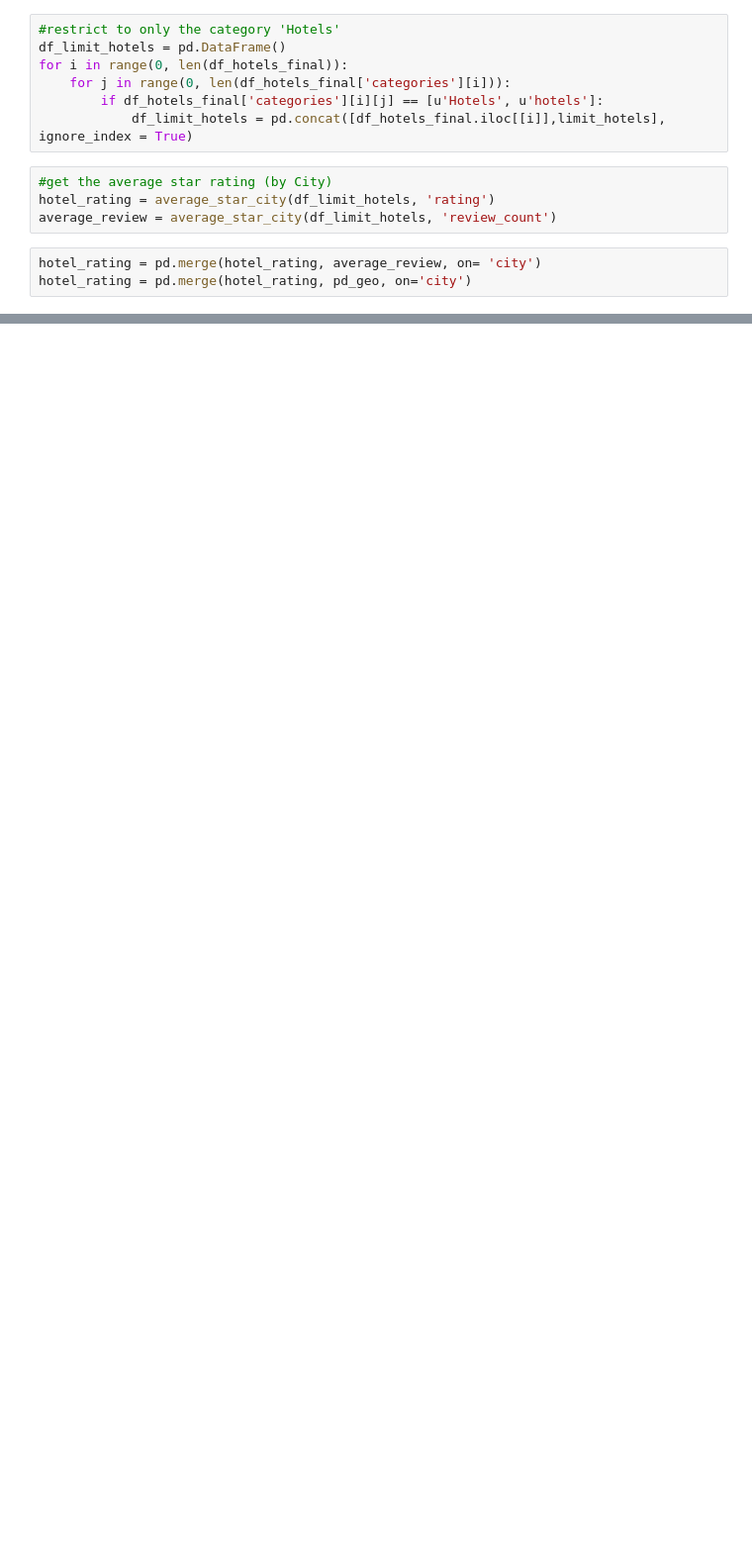
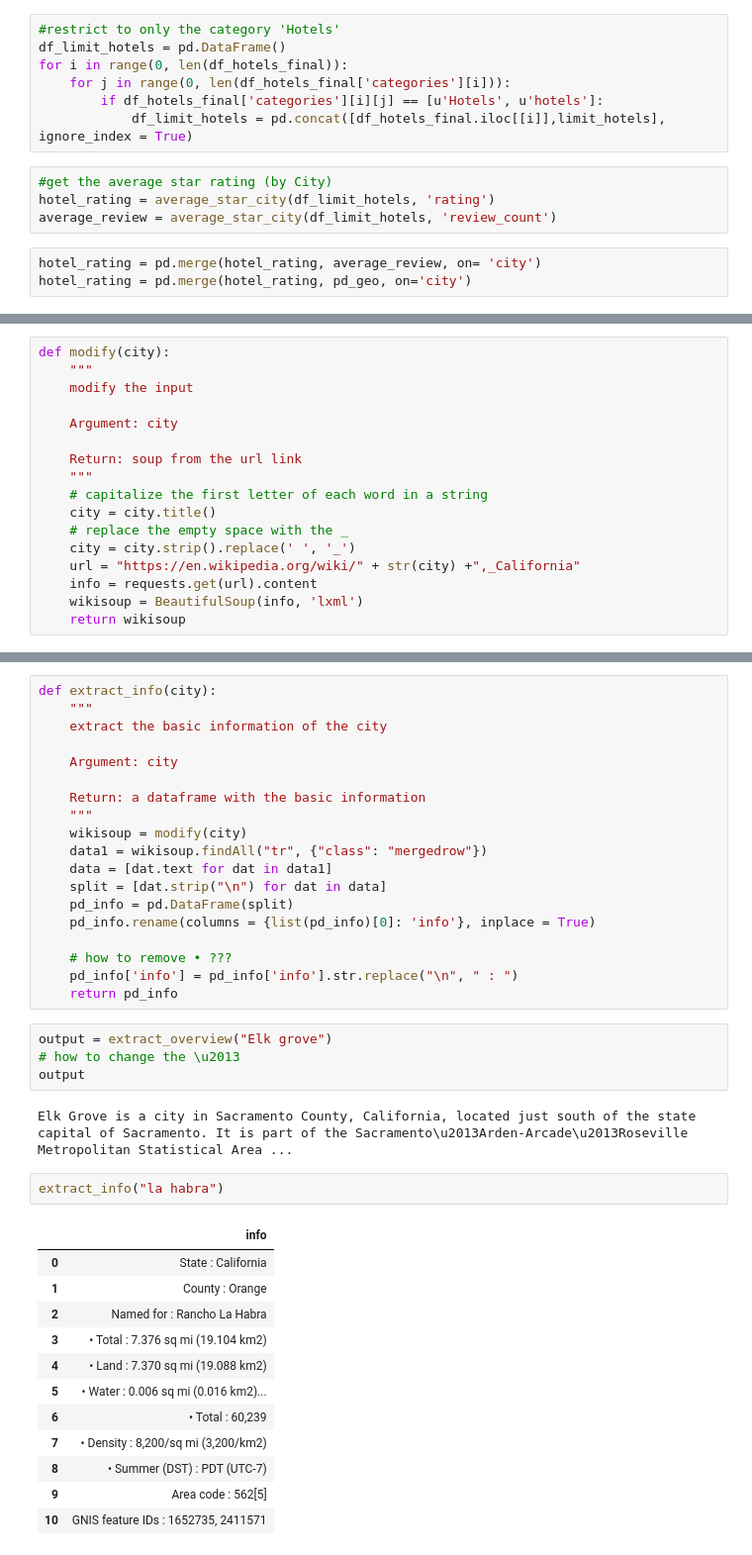
Before and after one commit to chloechen1995/STA-141B-Project, a Jupyter notebook: Yelp Project Analysis.ipynb, the cells around one changed output, grey strips where cells are left out. Shown: that part at 99% size. Drawn from its saved outputs; the diff is of its cells as text; blank space fills up the shorter version.

Commit message:
Add landmarks
web scraping from the wikipedia page

```diff
--- a/Yelp Project Analysis.ipynb
+++ b/Yelp Project Analysis.ipynb
@@ -504,0 +516,17 @@ df_best_10
+# %%
+def modify(city):
+    """
+    modify the input
+
+    Argument: city
+
+    Return: soup from the url link
+    """
+    # capitalize the first letter of each word in a string
+    city = city.title()
+    # replace the empty space with the _
+    city = city.strip().replace(' ', '_')
+    url = "https://en.wikipedia.org/wiki/" + str(city) +",_California"
+    info = requests.get(url).content
+    wikisoup = BeautifulSoup(info, 'lxml')
+    return wikisoup
@@ -504,0 +547,40 @@ df_best_10
+# %%
+def extract_info(city):
+    """
+    extract the basic information of the city
+
+    Argument: city
+
+    Return: a dataframe with the basic information
+    """
+    wikisoup = modify(city)
+    data1 = wikisoup.findAll("tr", {"class": "mergedrow"})
+    data = [dat.text for dat in data1]
+    split = [dat.strip("\n") for dat in data]
+    pd_info = pd.DataFrame(split)
+    pd_info.rename(columns = {list(pd_info)[0]: 'info'}, inplace = True)
+
+    # how to remove • ???
+    pd_info['info'] = pd_info['info'].str.replace("\n", " : ")
+    return pd_info
+# %%
+output = extract_overview("Elk grove")
+# how to change the \u2013
+output
+# %% [output]
+Elk Grove is a city in Sacramento County, California, located just south of the state capital of Sacramento. It is part of the Sacramento\u2013Arden-Arcade\u2013Roseville Metropolitan Statistical Area ...
+# %%
+extract_info("la habra")
+# %% [output]
+|  | info |
+| 0 | State : California |
+| 1 | County : Orange |
+| 2 | Named for : Rancho La Habra |
+| 3 | • Total : 7.376 sq mi (19.104 km2) |
+| 4 | • Land : 7.370 sq mi (19.088 km2) |
+| 5 | • Water : 0.006 sq mi (0.016 km2)... |
+| 6 | • Total : 60,239 |
+| 7 | • Density : 8,200/sq mi (3,200/km2) |
+| 8 | • Summer (DST) : PDT (UTC-7) |
+| 9 | Area code : 562[5] |
+| 10 | GNIS feature IDs : 1652735, 2411571 |
```
Also changed, not shown: parts of 3 cells of this notebook.
